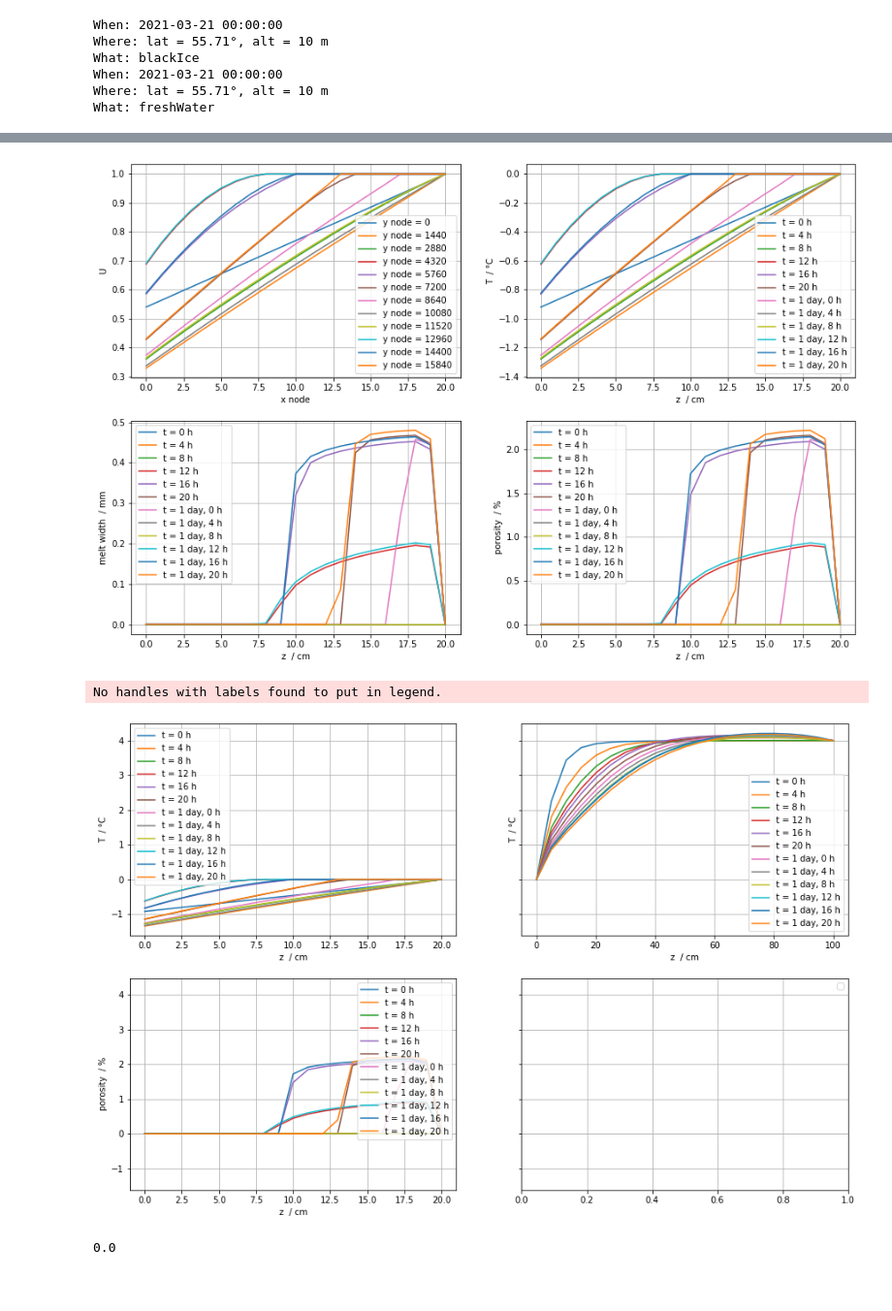
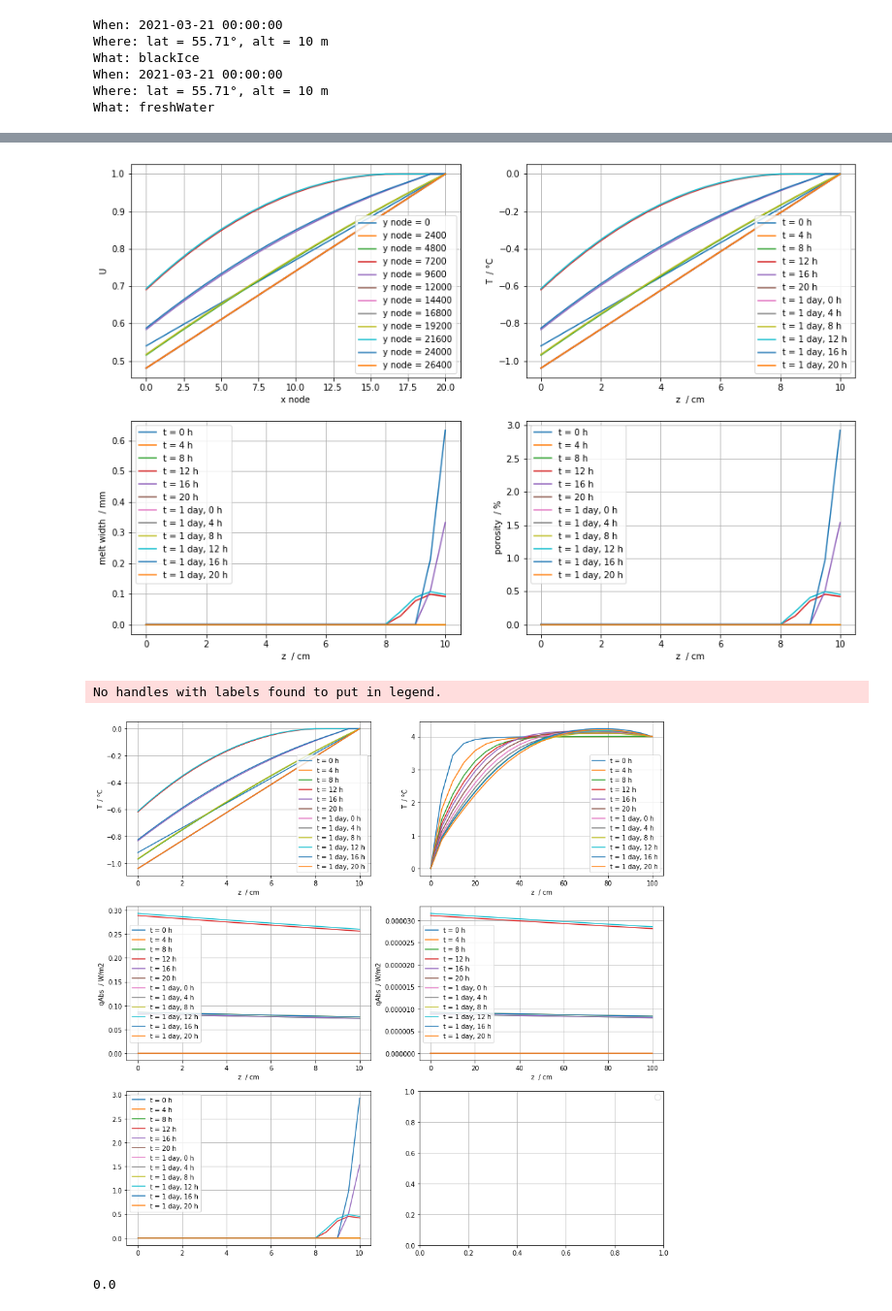
Before and after one commit to Henrikum/skrinning-stuff, a Jupyter notebook: notebooks/skrinning stuff.ipynb, the cells around one changed output, grey strips where cells are left out. Shown: that part at 97% size. Saved outputs shown, nothing was run; the diff lists cells and outputs as text; code cells hidden in the pictures; blank space fills up the shorter version.

```diff
--- a/notebooks/skrinning stuff.ipynb
+++ b/notebooks/skrinning stuff.ipynb
@@ -32,7 +32,7 @@ plt.grid()
 # %%
 # __init__
 dateTimeStart = datetime.datetime(2021, 3, 21, 0, 0)
-myIce = IceSheet.IceSheet(dateTime=dateTimeStart, sheet='blackIce', thickness=200.0, crystalSize=100.0, lat=55.71, alt=10)
+myIce = IceSheet.IceSheet(dateTime=dateTimeStart, sheet='blackIce', thickness=100.0, crystalSize=100.0, lat=55.71, alt=10)
 myWater = IceSheet.IceSheet(dateTime=dateTimeStart, sheet='freshWater', thickness=1000.0, crystalSize=100.0, lat=55.71, alt=10)
 myWater.setTransmittance(myIce)
 # %% [output]
@@ -45,7 +45,7 @@ What: freshWater
 # %%
 # setupModel
 spatialNodeCount = 21
-timeStep = 10  # s
+timeStep = 6  # s
 aEnv=[0.05, 0.9, 0.05]
 TEnv=[-2.0, -20.0, -270.]
 aEnvW=[1.]
@@ -79,4 +79,4 @@ timeStepCount
 # %%
-dateTimes, S0s, USoln, dEpsSoln, epsSoln = myIce.simulate(UInit, aEnv, TEnv, timeStepCount)
-dateTimes, S0sW, USolnW, dummy, dummy2 = myWater.simulate(UInitW, aEnvW, TEnvW, timeStepCount)
+dateTimes, S0s, USoln, dEpsSoln, epsSoln, qSoln = myIce.simulate(UInit, aEnv, TEnv, timeStepCount)
+dateTimes, S0sW, USolnW, dummy, dummy2, qSolnW = myWater.simulate(UInitW, aEnvW, TEnvW, timeStepCount)
 # %% [output]
@@ -207,38 +207,46 @@ for i in range(2):
         axs[i, k].legend()
         axs[i, k].grid()
 # %% [output]
-[figure, old version]
+[figure, new version]
 # %%
 TSoln = myIce.makeUOneD(USoln)
 TSolnW = myWater.makeUOneD(USolnW)
 
 z = np.linspace(0, spatialNodeCount, spatialNodeCount)*myIce._h/spatialNodeCount*100  # cm
 zW = np.linspace(0, spatialNodeCount, spatialNodeCount)*myWater._h/spatialNodeCount*100  # cm
 
 plotInterval = 4  # h
 idxInterval = (plotInterval*3600)//timeStep
 
-fig, axs = plt.subplots(2, 2, sharey=True, figsize=(15, 10))
+fig, axs = plt.subplots(3, 2, figsize=(15, 15))
+
 for j in list(range(len(USoln)))[::idxInterval]:
     timeLabel = 't = '+'{} h'.format(str(dateTimes[j]-dateTimes[0])[:-6])
     i, k = 0, 0
     axs[i, k].plot(z, TSoln[j, :], label=timeLabel)
     i, k = 0, 1
     axs[i, k].plot(zW, TSolnW[j, :], label=timeLabel)
     i, k = 1, 0
+    axs[i, k].plot(z, qSoln[j, :], label=timeLabel)
+    i, k = 1, 1
+    axs[i, k].plot(zW, qSolnW[j, :], label=timeLabel)
+    i, k = 2, 0
     axs[i, k].plot(z, epsSoln[j, :]*100, label=timeLabel)
+
 i, k = 1, 0
 axs[i, k].set_xlabel('z  / cm')
 axs[i, k].set_ylabel('porosity  / %')
-for i in range(2):
+for i in range(3):
     axs[0, k].set_xlabel('z  / cm')
     axs[0, k].set_ylabel('T  / °C')
+    axs[1, k].set_xlabel('z  / cm')
+    axs[1, k].set_ylabel('qAbs  / W/m2')
     for k in range(2):
         axs[i, k].legend()
         axs[i, k].grid()
 # %% [output]
 No handles with labels found to put in legend.
-[figure, old version]
+[figure, new version]
 # %%
 myWater._IC[0]
 # %% [output]
```
Also changed, not shown: parts of 9 cells of this notebook, 1 other file.
